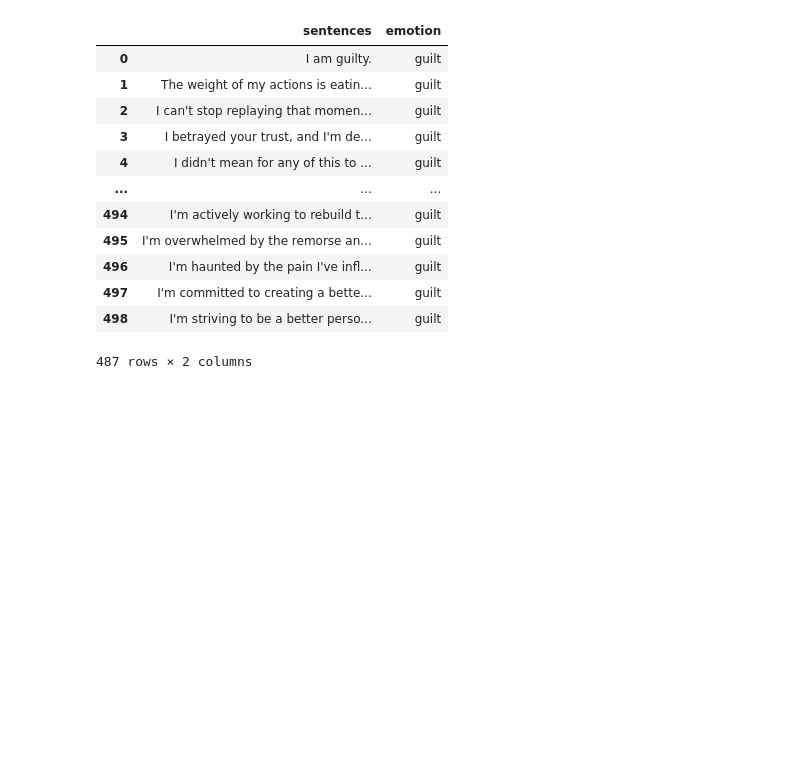
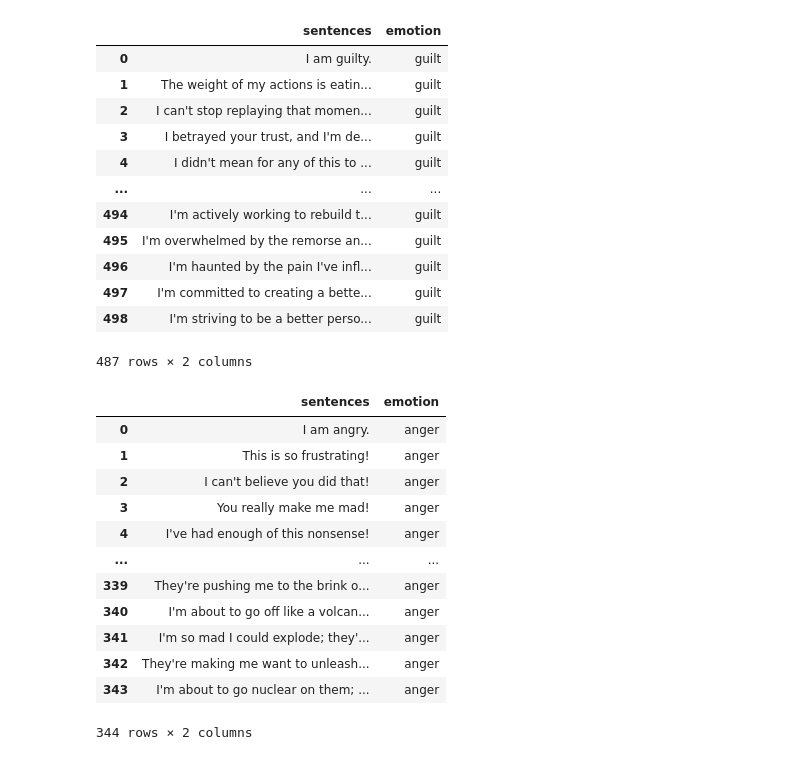
Before and after one commit to shivam-gupta12/sentence-emotion-analysis-model--psyaa, a Jupyter notebook: new_dataset.ipynb, the cells around one changed output. Cells and saved outputs as stored; diff of their text form; code cells hidden in the pictures; blank space fills up the shorter version.

```diff
--- a/new_dataset.ipynb
+++ b/new_dataset.ipynb
@@ -776,0 +1124,22 @@ df
+# %%
+dff = pd.DataFrame(data = anger_dict)
+
+dff['sentences'] = dff['anger']
+dff.drop(columns='anger' , inplace=True)
+dff['emotion'] = 'anger'
+
+dff
+# %% [output]
+|  | sentences | emotion |
+| 0 | I am angry. | anger |
+| 1 | This is so frustrating! | anger |
+| 2 | I can't believe you did that! | anger |
+| 3 | You really make me mad! | anger |
+| 4 | I've had enough of this nonsense! | anger |
+| ... | ... | ... |
+| 339 | They're pushing me to the brink o... | anger |
+| 340 | I'm about to go off like a volcan... | anger |
+| 341 | I'm so mad I could explode; they'... | anger |
+| 342 | They're making me want to unleash... | anger |
+| 343 | I'm about to go nuclear on them; ... | anger |
+344 rows × 2 columns
```
Also changed, not shown: parts of 18 cells of this notebook, 2 other files.
